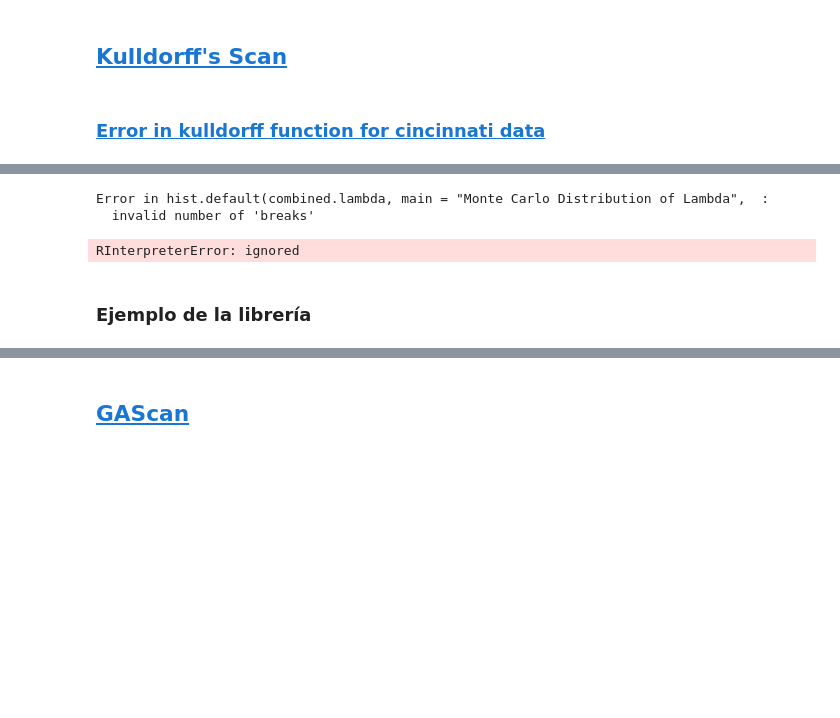
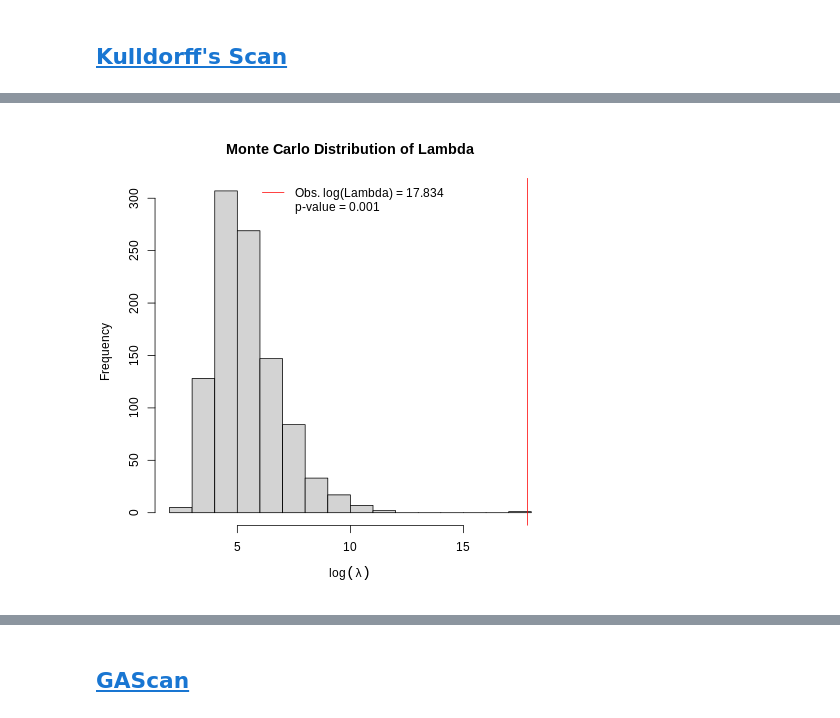
Before and after one commit to jofmorenore/Spatial_Clustering, a Jupyter notebook: Spatial_Clustering.ipynb, the cells around one changed output, grey strips where cells are left out. Drawn from its saved outputs; the diff is of its cells as text; code cells hidden in the pictures; blank space fills up the shorter version.

```diff
--- a/Spatial_Clustering.ipynb
+++ b/Spatial_Clustering.ipynb
@@ -153,17 +148,19 @@ EC = SpatialEpi::expected(cincinnati$POPULATION, cincinnati$ASSAULT, 1)
-# %% [markdown]
-### [Error in kulldorff function for cincinnati data](https://github.com/rudeboybert/SpatialEpi/issues/38)
 # %%
 %%R
-geo = cincinnati %>% group_by(ID) %>% summarise(st_centroid(geometry)) %>% st_coordinates() %>% as.data.frame()
-EC = SpatialEpi::expected(cincinnati$POPULATION, cincinnati$ASSAULT, 1)
+## Kulldorff using Poisson likelihoods
+geo = cincinnati %>% filter(POPULATION!=0) %>% group_by(ID) %>% summarise(st_centroid(geometry)) %>% st_coordinates() %>% as.data.frame()
+EC = SpatialEpi::expected(cincinnati$POPULATION[cincinnati$POPULATION!=0], cincinnati$ASSAULT[cincinnati$POPULATION!=0], 1)
 
 poisson <- kulldorff(geo,                     # an n x 2 table of the (x,y)-coordinates of the area centroids
-                     cincinnati$ASSAULT,      # aggregated case counts for all n areas
-                     cincinnati$POPULATION,   # aggregated population counts for all n areas
+                     cincinnati$ASSAULT[cincinnati$POPULATION!=0],      # aggregated case counts for all n areas
+                     cincinnati$POPULATION[cincinnati$POPULATION!=0],   # aggregated population counts for all n areas
                      expected.cases=EC,       # expected numbers of disease for all n areas
                      pop.upper.bound=0.5,     # the upper bound on the proportion of the total population each zone can include
                      n.simulations=999,       # number of Monte Carlo samples used for significance measures
                      alpha.level=0.05,        # alpha-level threshold used to declare significance
                      plot=TRUE                # flag for whether to plot histogram of Monte Carlo samples of the LL of the most likely cluster
                      )
+
+Kf_regions <- poisson$most.likely.cluster$location.IDs.included
+Kf_clust = cincinnati[cincinnati$POPULATION!=0,][Kf_regions,]
 # %% [output]
@@ -172,5 +167 @@ WARNING:rpy2.rinterface_lib.callbacks:R[write to console]: Error in hist.default
-Error in hist.default(combined.lambda, main = "Monte Carlo Distribution of Lambda",  :
-  invalid number of 'breaks'
-RInterpreterError: ignored
+[figure, added]
-# %% [markdown]
-### Ejemplo de la librería
```
Also changed, not shown: parts of 8 cells of this notebook.
